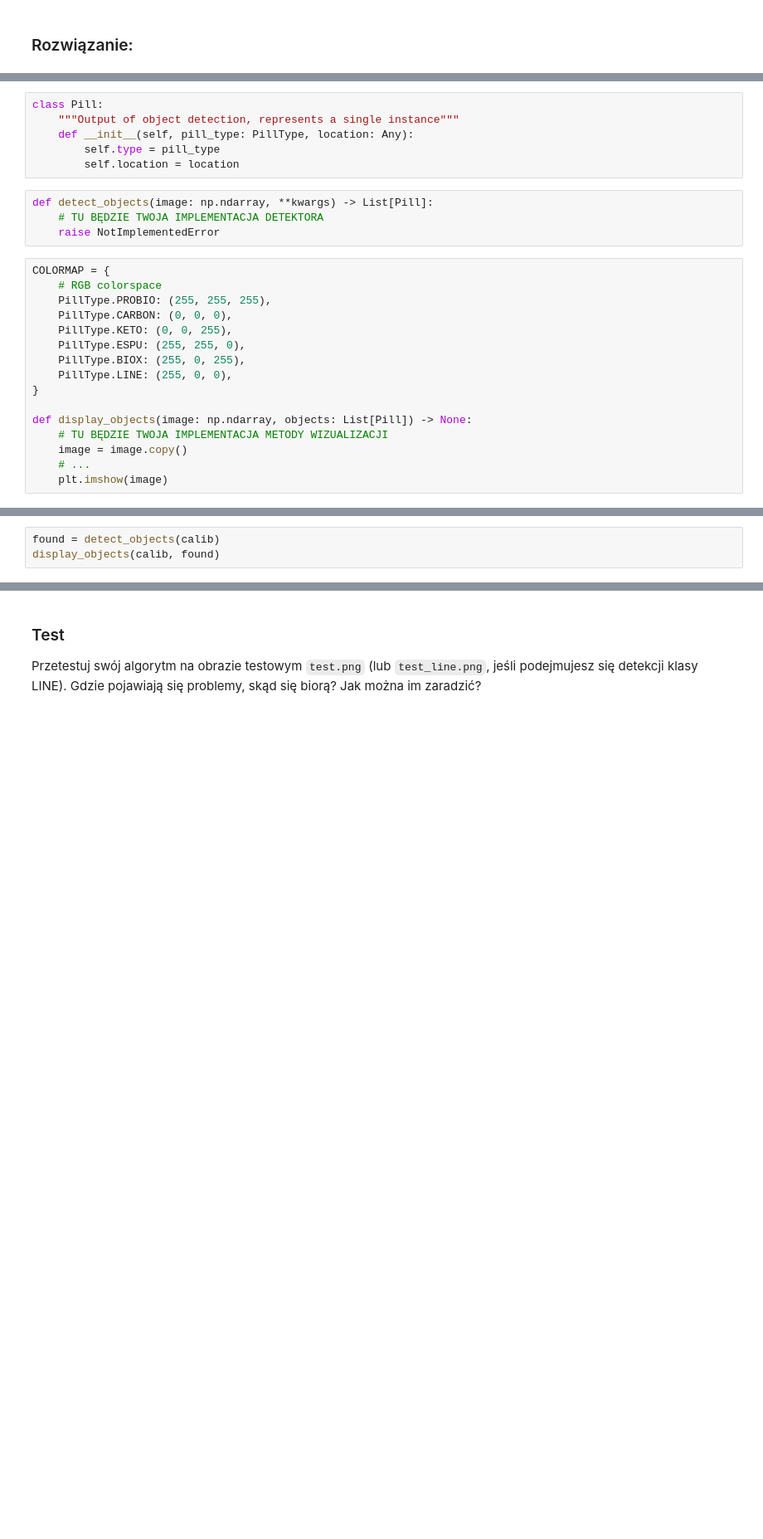
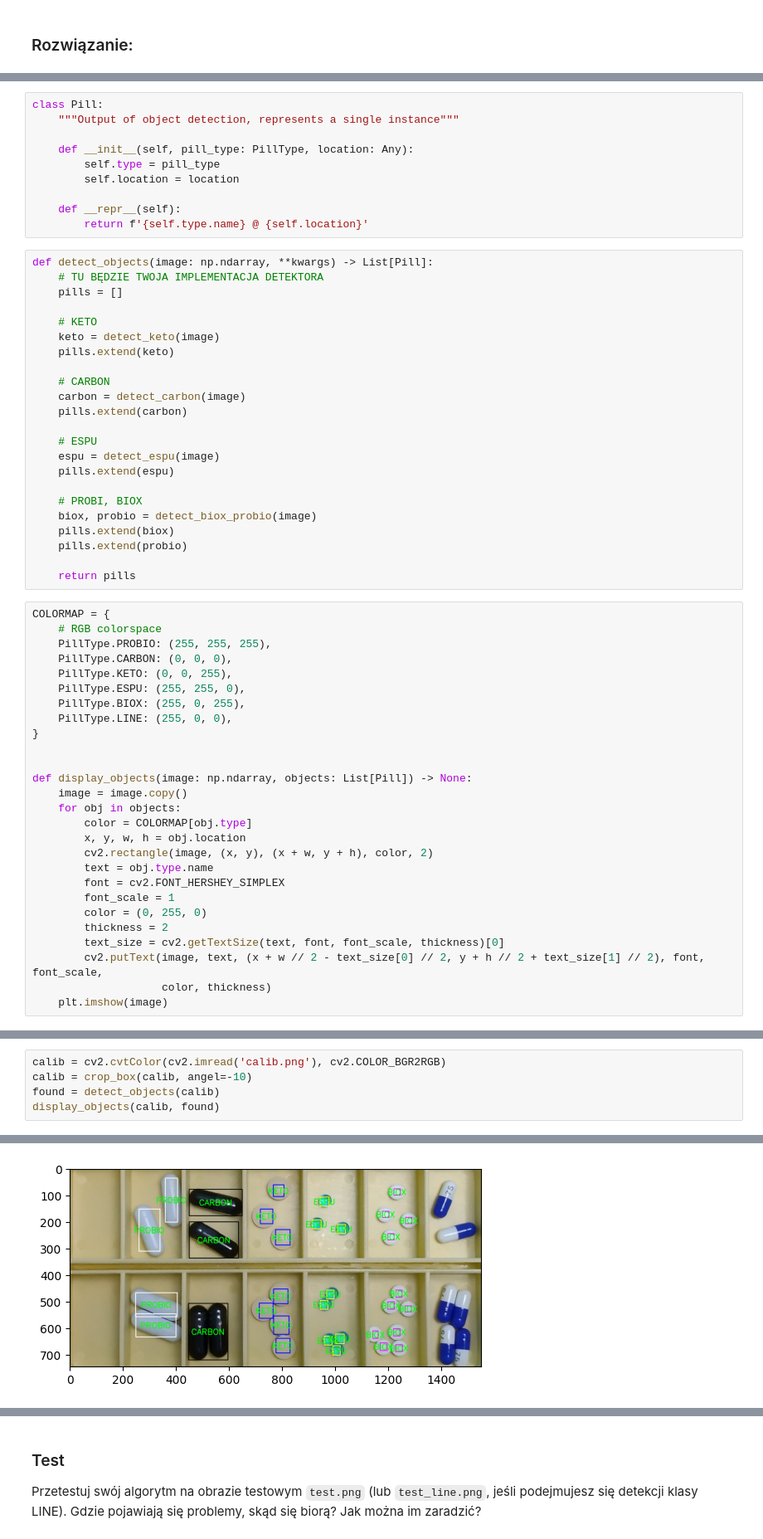
Before and after one commit to SzymonLeszkiewicz/APOW, a Jupyter notebook: 5/Lab 5 - zadanie-20231116/Lab5_zadanie.ipynb, the cells around one changed output, grey strips where cells are left out. Shown at 83% size. Drawn from its saved outputs; the diff is of its cells as text; blank space fills up the shorter version.

```diff
--- a/5/Lab 5 - zadanie-20231116/Lab5_zadanie.ipynb
+++ b/5/Lab 5 - zadanie-20231116/Lab5_zadanie.ipynb
@@ -51,13 +132,36 @@ Przyda się podczas rozmowy, jeśli zajdzie konieczność wyjaśnienia dlaczego
 # %%
 class Pill:
     """Output of object detection, represents a single instance"""
+
     def __init__(self, pill_type: PillType, location: Any):
         self.type = pill_type
         self.location = location
+
+    def __repr__(self):
+        return f'{self.type.name} @ {self.location}'
 # %%
 def detect_objects(image: np.ndarray, **kwargs) -> List[Pill]:
     # TU BĘDZIE TWOJA IMPLEMENTACJA DETEKTORA
-    raise NotImplementedError
+    pills = []
+
+    # KETO
+    keto = detect_keto(image)
+    pills.extend(keto)
+
+    # CARBON
+    carbon = detect_carbon(image)
+    pills.extend(carbon)
+
+    # ESPU
+    espu = detect_espu(image)
+    pills.extend(espu)
+
+    # PROBI, BIOX
+    biox, probio = detect_biox_probio(image)
+    pills.extend(biox)
+    pills.extend(probio)
+
+    return pills
 # %%
 COLORMAP = {
     # RGB colorspace
@@ -69,8 +173,19 @@ COLORMAP = {
     PillType.LINE: (255, 0, 0),
 }
 
+
 def display_objects(image: np.ndarray, objects: List[Pill]) -> None:
-    # TU BĘDZIE TWOJA IMPLEMENTACJA METODY WIZUALIZACJI
     image = image.copy()
-    # ...
+    for obj in objects:
+        color = COLORMAP[obj.type]
+        x, y, w, h = obj.location
+        cv2.rectangle(image, (x, y), (x + w, y + h), color, 2)
+        text = obj.type.name
+        font = cv2.FONT_HERSHEY_SIMPLEX
+        font_scale = 1
+        color = (0, 255, 0)
+        thickness = 2
+        text_size = cv2.getTextSize(text, font, font_scale, thickness)[0]
+        cv2.putText(image, text, (x + w // 2 - text_size[0] // 2, y + h // 2 + text_size[1] // 2), font, font_scale,
+                    color, thickness)
     plt.imshow(image)
@@ -77,4 +212,6 @@ def display_objects(image: np.ndarray, objects: List[Pill]) -> None:
 # %%
+calib = cv2.cvtColor(cv2.imread('calib.png'), cv2.COLOR_BGR2RGB)
+calib = crop_box(calib, angel=-10)
 found = detect_objects(calib)
 display_objects(calib, found)
 # %% [output]
@@ -81,0 +218 @@ NotImplementedError:
+[figure, added]
```
Also changed, not shown: parts of 9 cells of this notebook.
